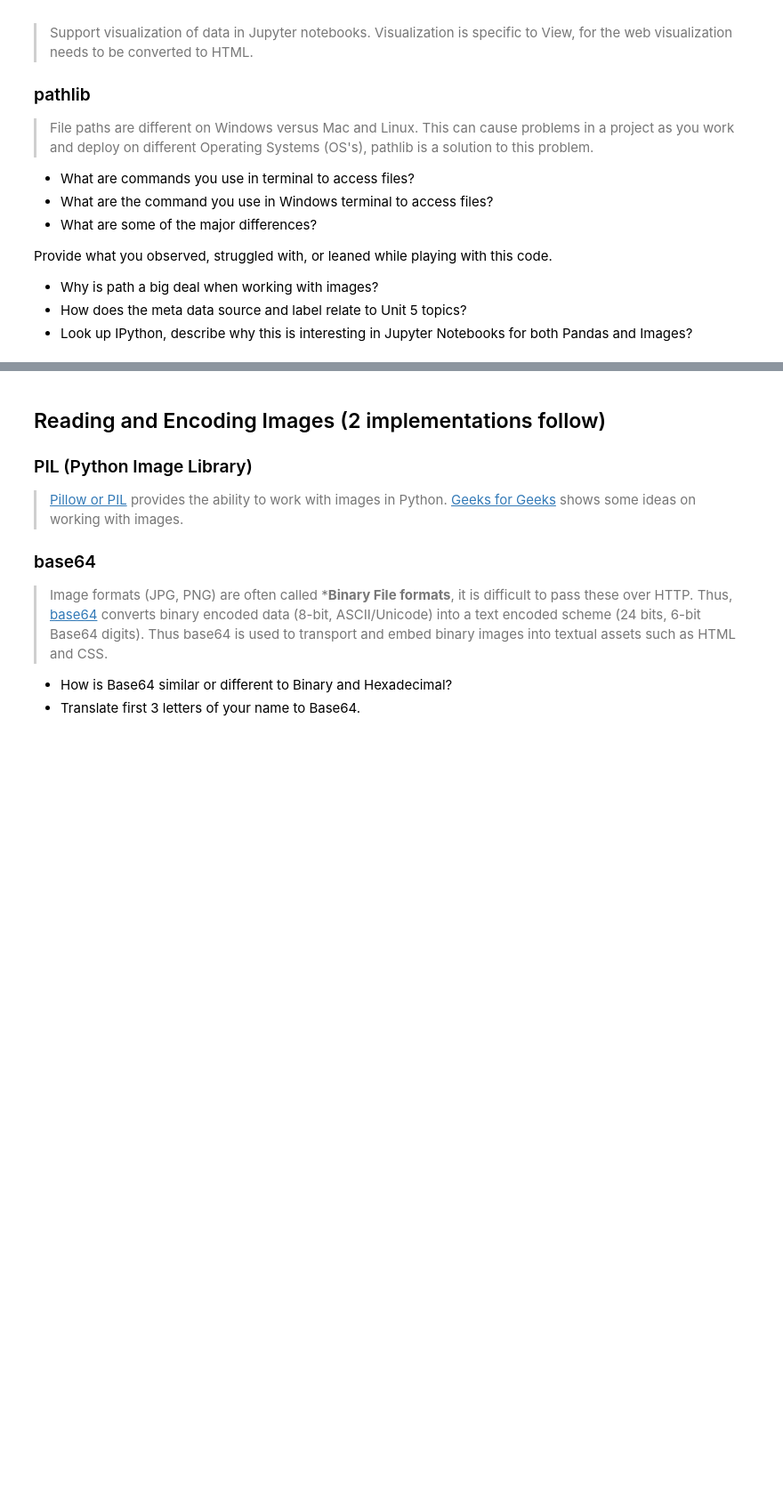
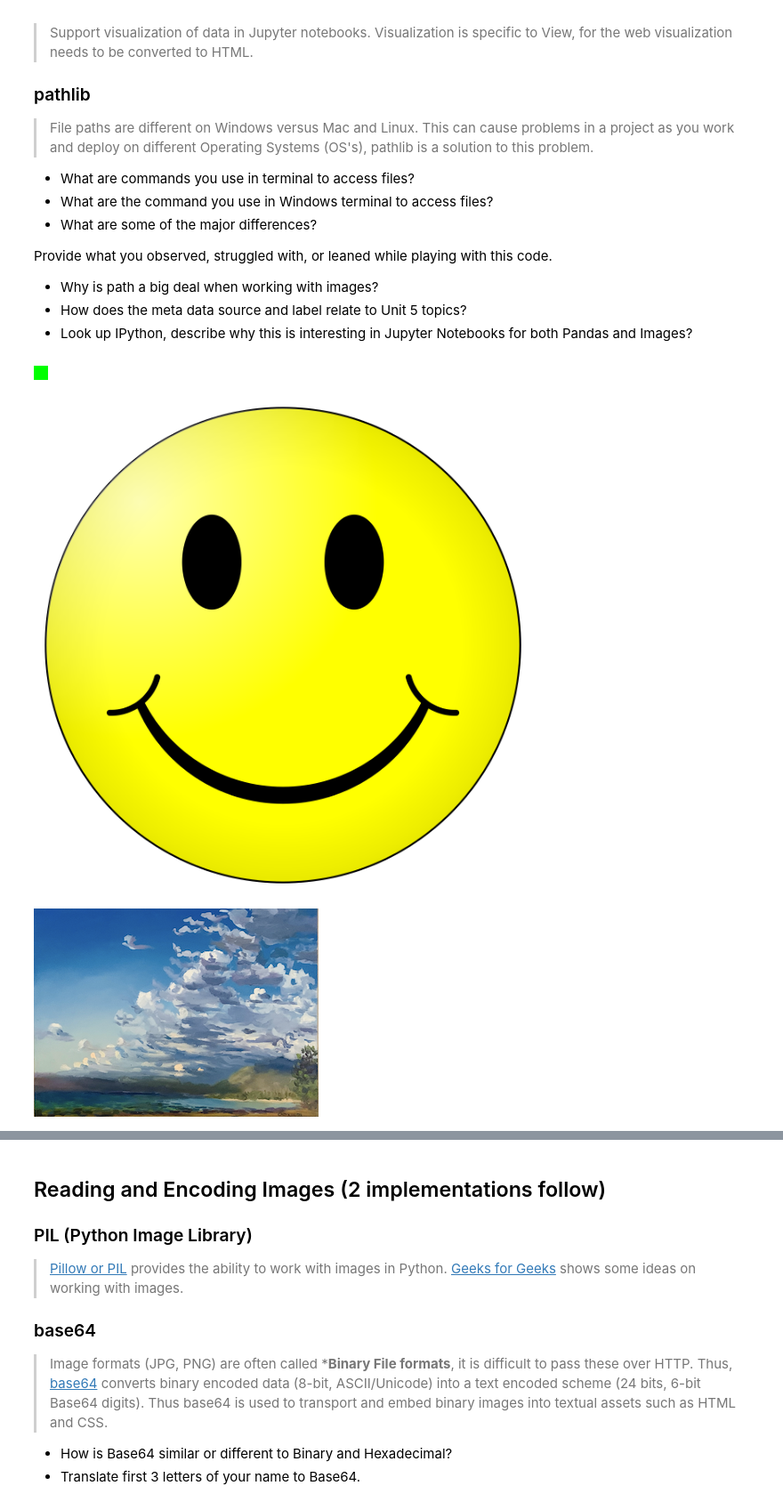
Before and after one commit to vardaansinha/FastPages, a Jupyter notebook: _notebooks/2023-03-07-AP-unit2-2.ipynb, the cells around one changed output, grey strips where cells are left out. Shown at 89% size. Saved outputs shown, nothing was run; the diff lists cells and outputs as text; code cells hidden in the pictures; blank space fills up the shorter version.

```diff
--- a/_notebooks/2023-03-07-AP-unit2-2.ipynb
+++ b/_notebooks/2023-03-07-AP-unit2-2.ipynb
@@ -47,30 +47,37 @@ Provide what you observed, struggled with, or leaned while playing with this cod
 
 from IPython.display import Image, display
 from pathlib import Path  # https://medium.com/@ageitgey/python-3-quick-tip-the-easy-way-to-deal-with-file-paths-on-windows-mac-and-linux-11a072b58d5f
 
 # prepares a series of images
 def image_data(path=Path("images/"), images=None):  # path of static images is defaulted
     if images is None:  # default image
         images = [
             {'source': "Peter Carolin", 'label': "Clouds Impression", 'file': "clouds-impression.png"},
             {'source': "Peter Carolin", 'label': "Lassen Volcano", 'file': "lassen-volcano.jpg"}
         ]
     for image in images:
         # File to open
         image['filename'] = path / image['file']  # file with path
     return images
 
 def image_display(images):
     for image in images:
         display(Image(filename=image['filename']))
 
 
 # Run this as standalone tester to see sample data printed in Jupyter terminal
 if __name__ == "__main__":
     # print parameter supplied image
     green_square = image_data(images=[{'source': "Internet", 'label': "Green Square", 'file': "green-square-16.png"}])
     image_display(green_square)
 
+    smiley = image_data(images=[{'source': "Internet", 'label': "Smiley", 'file': "smiley.png"}])
+    image_display(smiley)
+
     # display default images from image_data()
     default_images = image_data()
     image_display(default_images)
+# %% [output]
+[figure, added]
+[figure, added]
+[figure, added]
```
Also changed, not shown: parts of 3 cells of this notebook, 17 other files.
